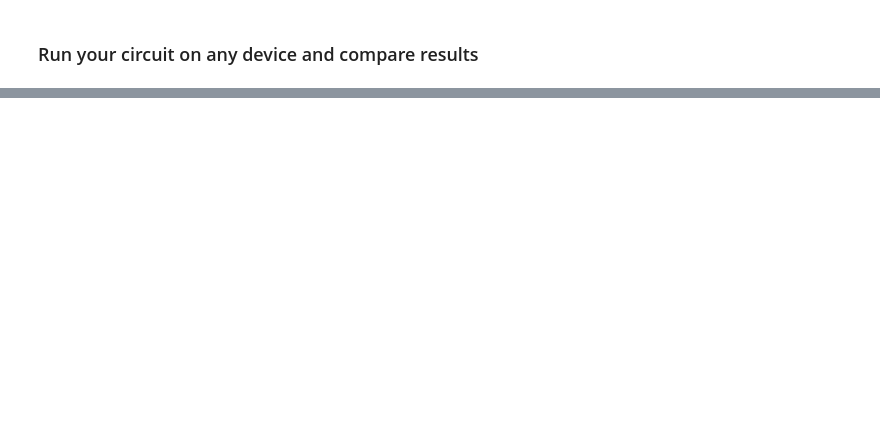
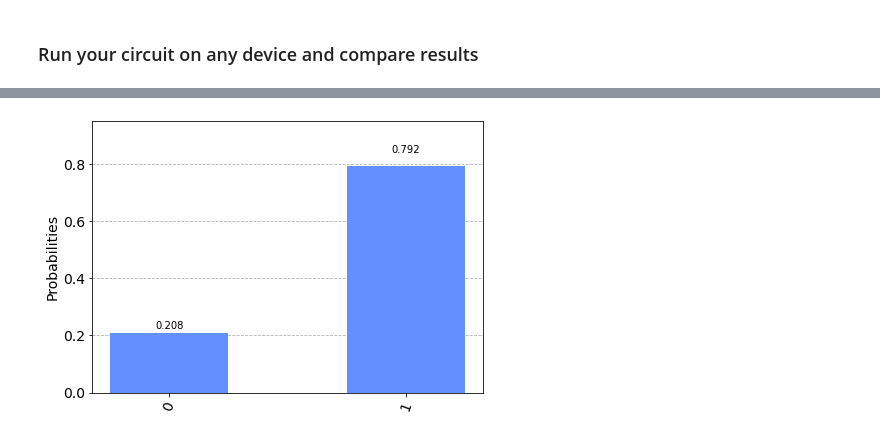
Before and after one commit to qBraid/qbraid-lab-demo, a Jupyter notebook: qbraid_sdk.ipynb, the cells around one changed output, grey strips where cells are left out. Saved outputs shown, nothing was run; the diff lists cells and outputs as text; code cells hidden in the pictures; blank space fills up the shorter version.

```diff
--- a/qbraid_sdk.ipynb
+++ b/qbraid_sdk.ipynb
@@ -140,15 +137,12 @@ qiskit.providers.aer.backends.qasm_simulator.QasmSimulator
 from qiskit import QuantumCircuit
 import numpy as np
 
-qiskit_circuit = QuantumCircuit(2)
+qiskit_circuit = QuantumCircuit(1, 1)
 
-theta = [np.pi/4, np.pi/2, 3*np.pi/4, np.pi]
-
-qiskit_circuit.h([0, 1])
-qiskit_circuit.ry(theta[0], 0)
-qiskit_circuit.rz(theta[1], 1)
-qiskit_circuit.ry(theta[2], 0)
-qiskit_circuit.rz(theta[3], 1)
+qiskit_circuit.h(0)
+qiskit_circuit.ry(np.pi/4, 0)
+qiskit_circuit.rz(np.pi/2, 0)
+qiskit_circuit.measure(0, 0)
 
 qiskit_circuit.draw()
 # %% [output]
@@ -326,0 +183,2 @@ google_result.plot_counts()
+# %%
+qbraid_ibmq_result = qbraid_ibmq_job.result()
@@ -326,0 +201,4 @@ google_result.plot_counts()
+# %%
+qbraid_ibmq_result.plot_counts()
+# %% [output]
+[figure, added]
```
Also changed, not shown: parts of 77 cells of this notebook, 2 other files.
